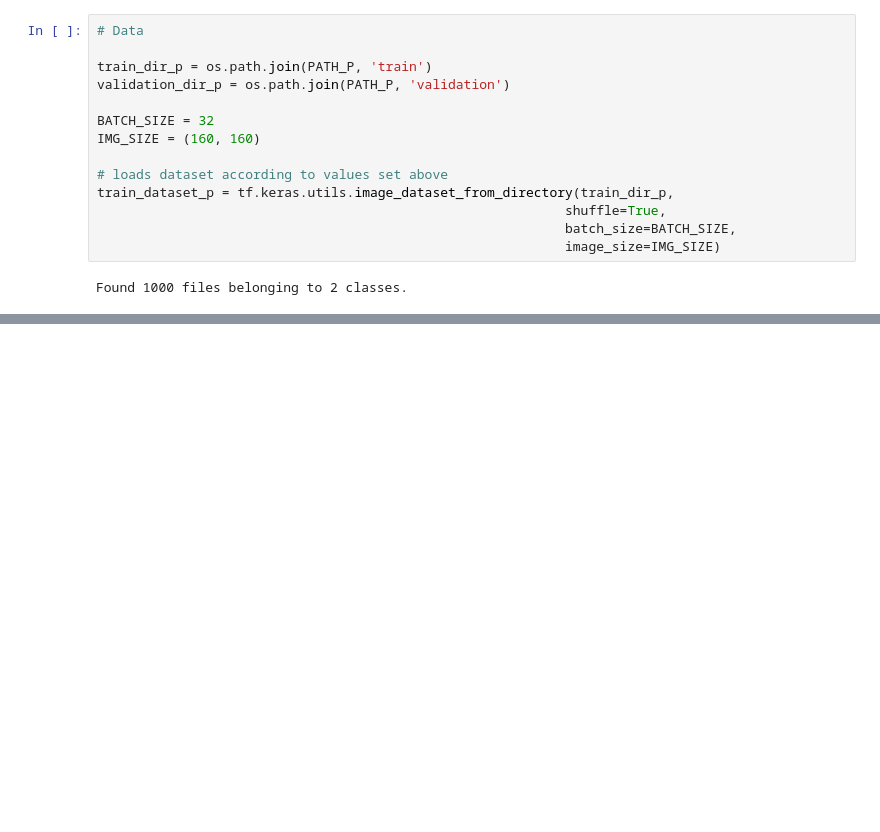
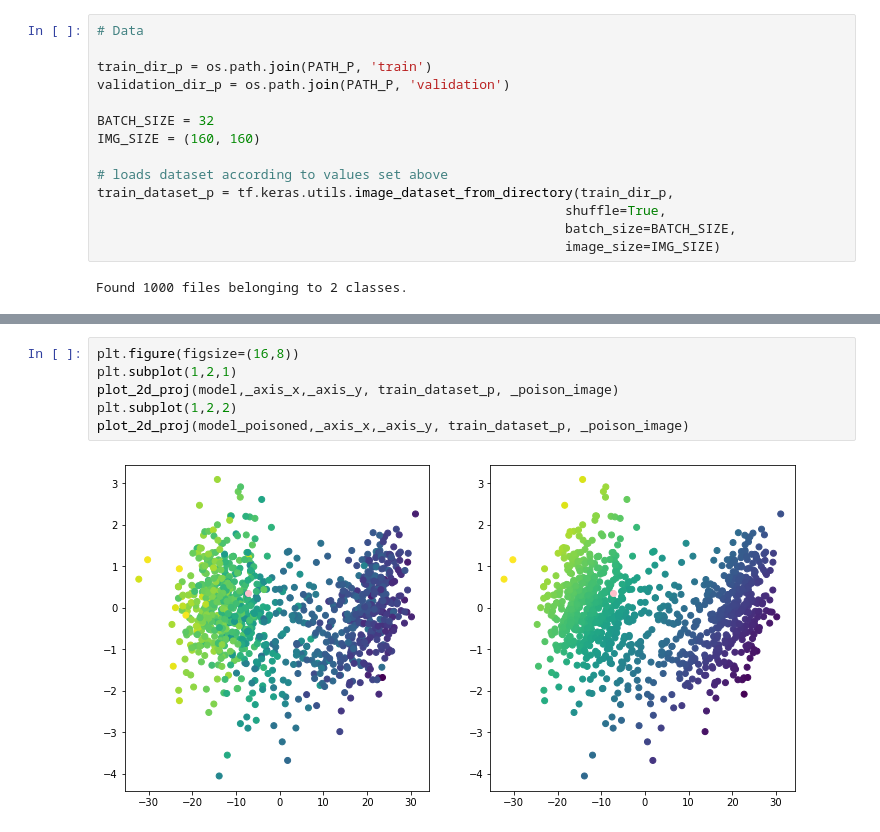
Before and after one commit to WileyCorning/CS782-poison-frogs, a Jupyter notebook: transfer-learning-attack.ipynb, the cells around one changed output, grey strips where cells are left out. Drawn from its saved outputs; the diff is of its cells as text; blank space fills up the shorter version.

```diff
--- a/transfer-learning-attack.ipynb
+++ b/transfer-learning-attack.ipynb
@@ -469,0 +558,8 @@ NameError: name 'model_poisoned' is not defined
+# %%
+plt.figure(figsize=(16,8))
+plt.subplot(1,2,1)
+plot_2d_proj(model,_axis_x,_axis_y, train_dataset_p, _poison_image)
+plt.subplot(1,2,2)
+plot_2d_proj(model_poisoned,_axis_x,_axis_y, train_dataset_p, _poison_image)
+# %% [output]
+[figure, added]
```
Also changed, not shown: parts of 15 cells of this notebook.
